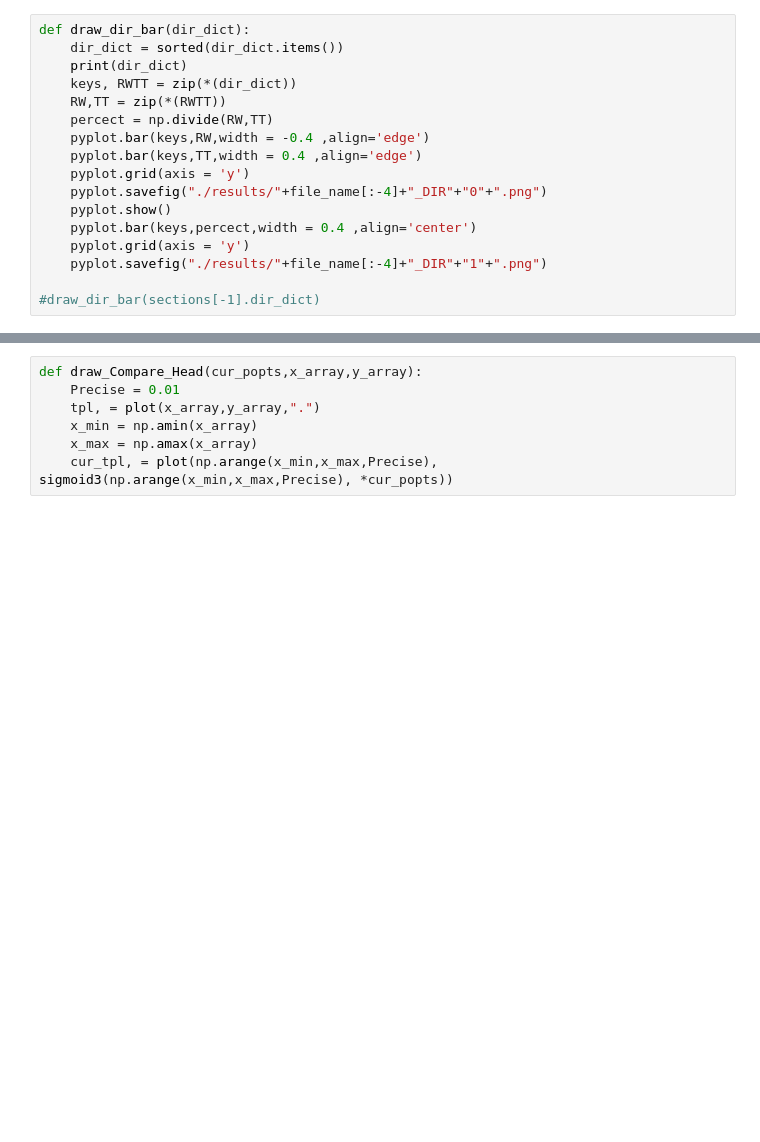
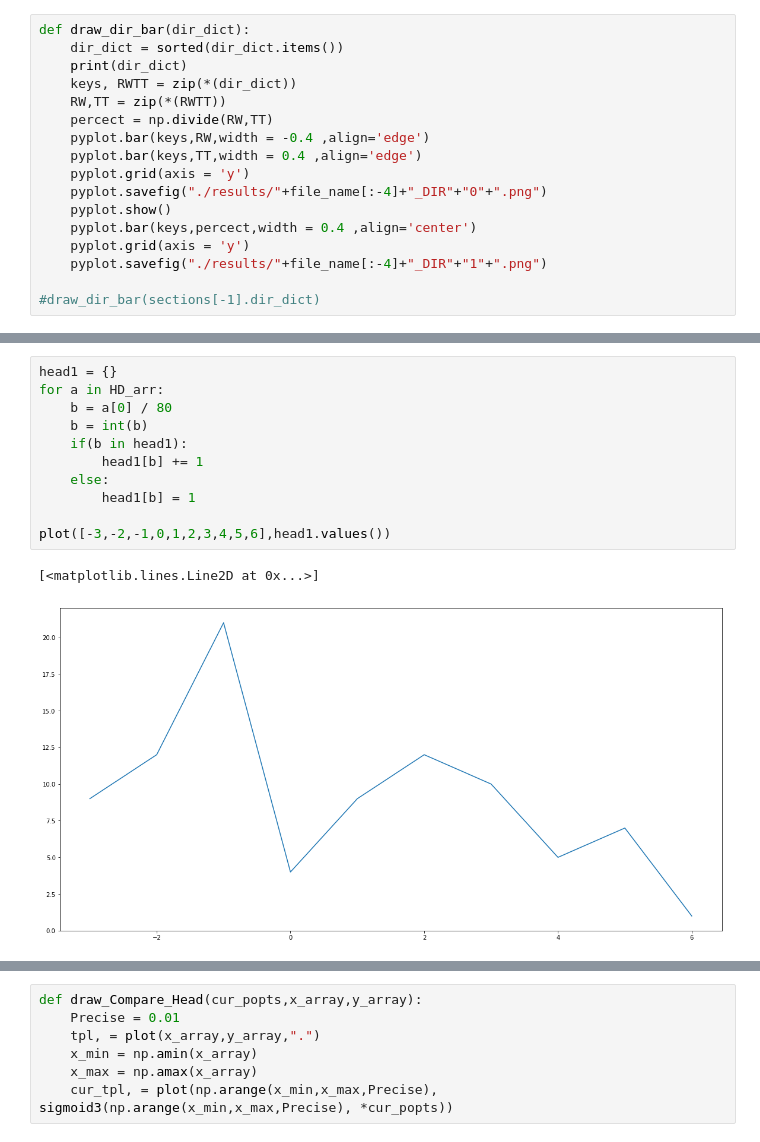
Before and after one commit to Vor2d/VORHead, a Jupyter notebook: DataAnalyzer/AcuityAnalyzer.ipynb, the cells around one changed output, grey strips where cells are left out. Cells and saved outputs as stored; diff of their text form; blank space fills up the shorter version.

```diff
--- a/DataAnalyzer/AcuityAnalyzer.ipynb
+++ b/DataAnalyzer/AcuityAnalyzer.ipynb
@@ -194,3 +247,17 @@ print(len(HD_arr))
+# %%
+head1 = {}
+for a in HD_arr:
+    b = a[0] / 80
+    b = int(b)
+    if(b in head1):
+        head1[b] += 1
+    else:
+        head1[b] = 1
+
+plot([-3,-2,-1,0,1,2,3,4,5,6],head1.values())
+# %% [output]
+[<matplotlib.lines.Line2D at 0x...>]
+[figure, added]
 # %%
 H_inter = 0.08
 HS_inter = H_inter * 960
```
Also changed, not shown: parts of 18 cells of this notebook, 55 other files.
